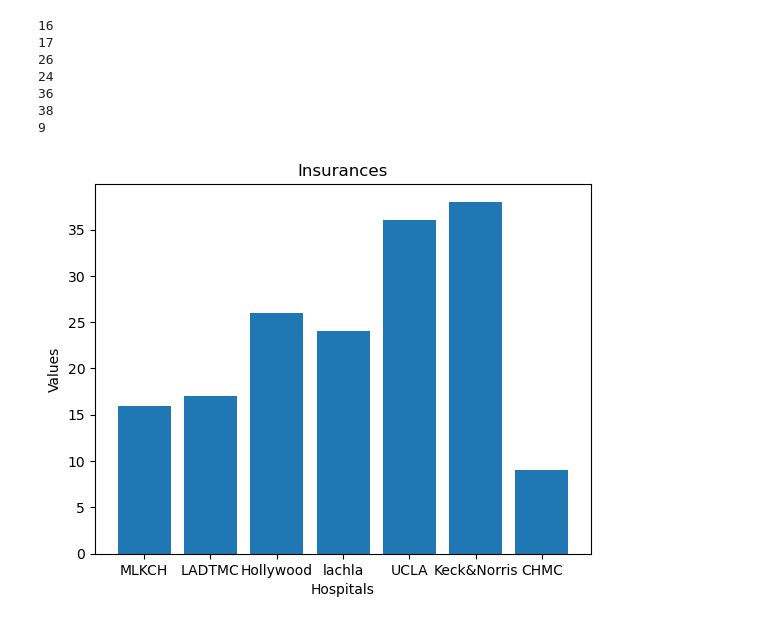
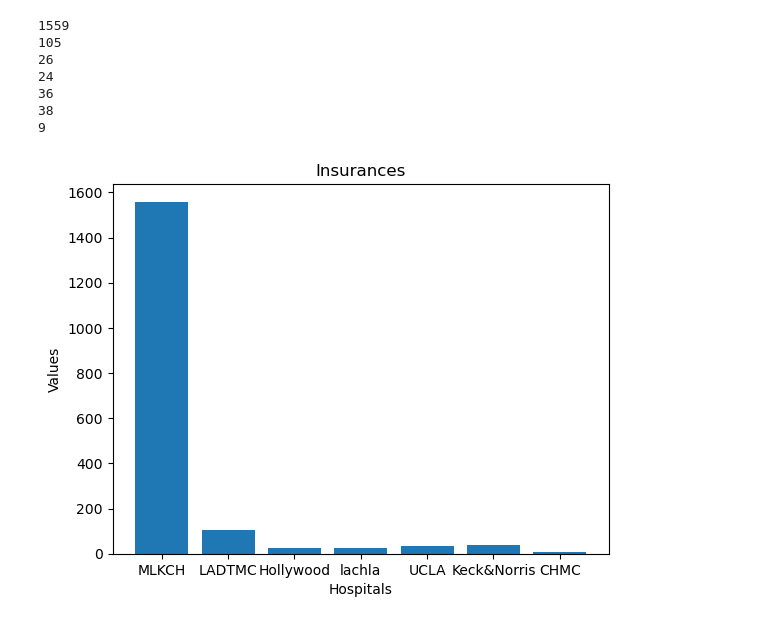
Before and after one commit to ShammuMeyyappan/LA-Hospital-Finder, a Jupyter notebook: results/visualizations.ipynb, the cells around one changed output. Cells and saved outputs as stored; diff of their text form; code cells hidden in the pictures.

```diff
--- a/results/visualizations.ipynb
+++ b/results/visualizations.ipynb
@@ -1,43 +1,44 @@
 # %%
 import matplotlib.pyplot as plt
 import pandas as pd
-with open(r"mlkch - Sheet1.csv", 'r', encoding='utf-8') as f:
+
+with open(r"../data/processed/CSV/mlkch - Sheet1.csv", 'r', encoding='utf-8') as f:
     res = sum(1 for line in f)
 print(res)
-with open(r"ladowntownmc - Sheet1.csv", 'r', encoding='utf-8') as f:
+with open(r"../data/processed/CSV/ladowntownmc - Sheet1.csv", 'r', encoding='utf-8') as f:
     res1 = sum(1 for line in f)
 print(res1)
-with open(r"ssh-hollywood - Sheet1.csv", 'r', encoding='utf-8') as f:
+with open(r"../data/processed/CSV/ssh-hollywood - Sheet1.csv", 'r', encoding='utf-8') as f:
     res2 = sum(1 for line in f)
 print(res2)
-with open(r"lalach - Sheet1.csv", 'r', encoding='utf-8') as f:
+with open(r"../data/processed/CSV/lalach - Sheet1.csv", 'r', encoding='utf-8') as f:
     res3 = sum(1 for line in f)
 print(res3)
-with open(r"ucla - Sheet1.csv", 'r', encoding='utf-8') as f:
+with open(r"../data/processed/CSV/ucla - Sheet1.csv", 'r', encoding='utf-8') as f:
     res4 = sum(1 for line in f)
 print(res4)
-with open(r"keck - Sheet1.csv", 'r', encoding='utf-8') as f:
+with open(r"../data/processed/CSV/keck - Sheet1.csv", 'r', encoding='utf-8') as f:
     res5 = sum(1 for line in f)
 print(res5)
-with open(r"dignity - Sheet1.csv", 'r', encoding='utf-8') as f:
+with open(r"../data/processed/CSV/dignity - Sheet1.csv", 'r', encoding='utf-8') as f:
     res6 = sum(1 for line in f)
 print(res6)
 items = ["MLKCH", "LADTMC", "Hollywood", "lachla", "UCLA", "Keck&Norris", "CHMC"]
 values = [res, res1, res2, res3, res4, res5, res6]
 plt.bar(items, values)
 plt.xlabel('Hospitals')
 plt.ylabel('Values')
 plt.title('Insurances')
 plt.show()
 # %% [output]
-16
-17
+1559
+105
 26
 24
 36
 38
 9
-[figure, old version]
+[figure, new version]
 # %%
 import matplotlib.pyplot as plt
 import pandas as pd
```
Also changed, not shown: parts of 5 cells of this notebook.
